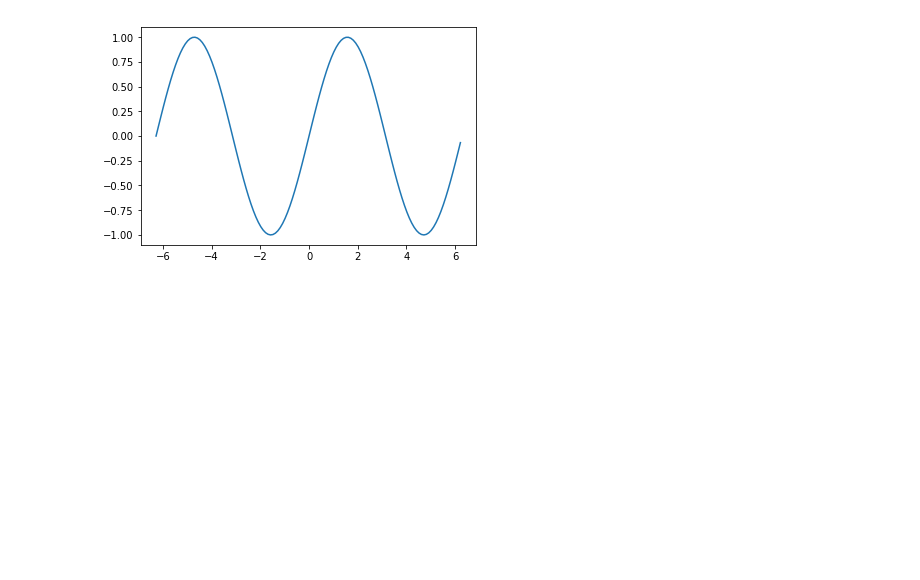
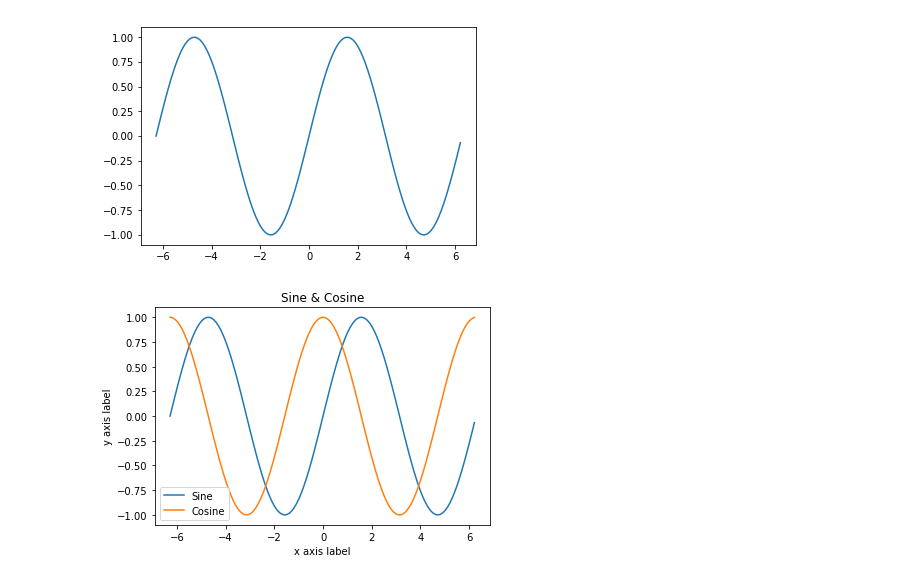
Before and after one commit to SeraphZz/LearningPython, a Jupyter notebook: Matplotlib.ipynb, the cells around one changed output. Saved outputs shown, nothing was run; the diff lists cells and outputs as text; code cells hidden in the pictures; blank space fills up the shorter version.

```diff
--- a/Matplotlib.ipynb
+++ b/Matplotlib.ipynb
@@ -17,13 +17,17 @@ plt.show()
 # %%
 import numpy as np
 import matplotlib.pyplot as plt
 
 x = np.arange(-2*np.pi, 2*np.pi, 0.1)
 y_sin = np.sin(x)
 y_cos = np.cos(x)
 
 plt.plot(x, y_sin)
 plt.plot(x, y_cos)
 plt.xlabel('x axis label')
 plt.ylabel('y axis label')
-plt.title('三角函数')
+plt.title('Sine & Cosine')
+plt.legend(['Sine', 'Cosine'])
+plt.show()
+# %% [output]
+[figure, added]
```
